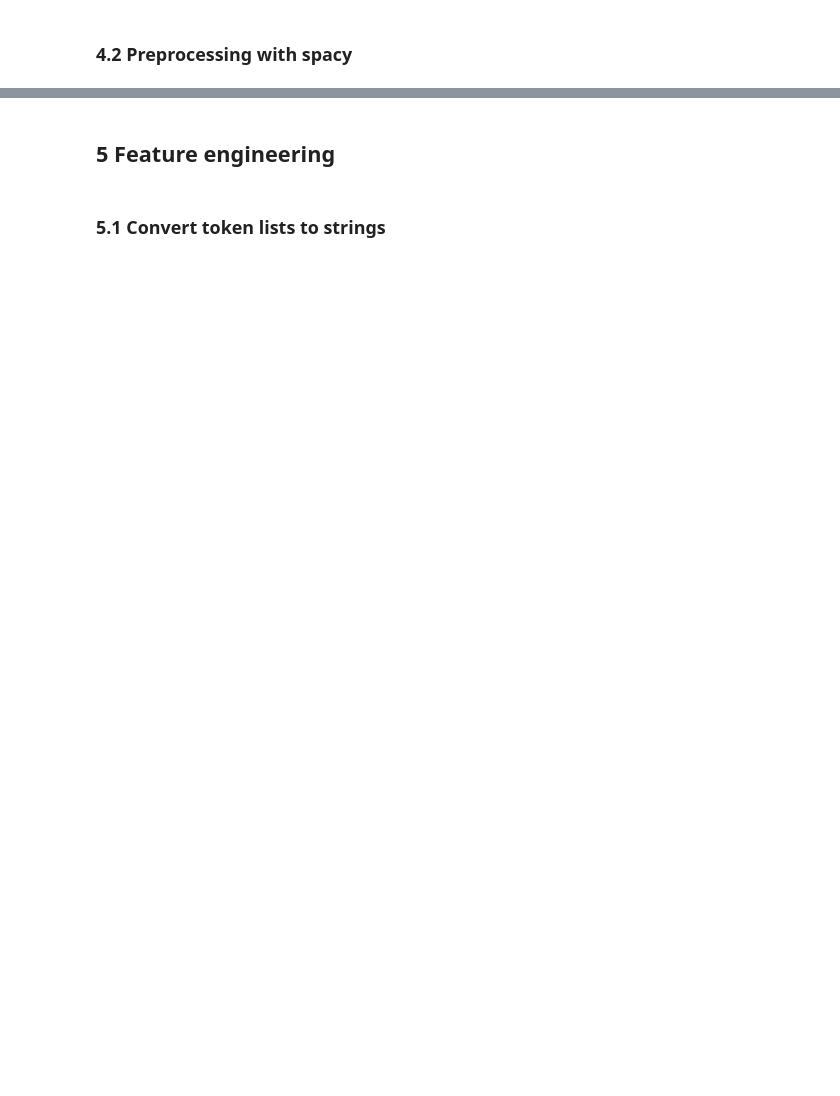
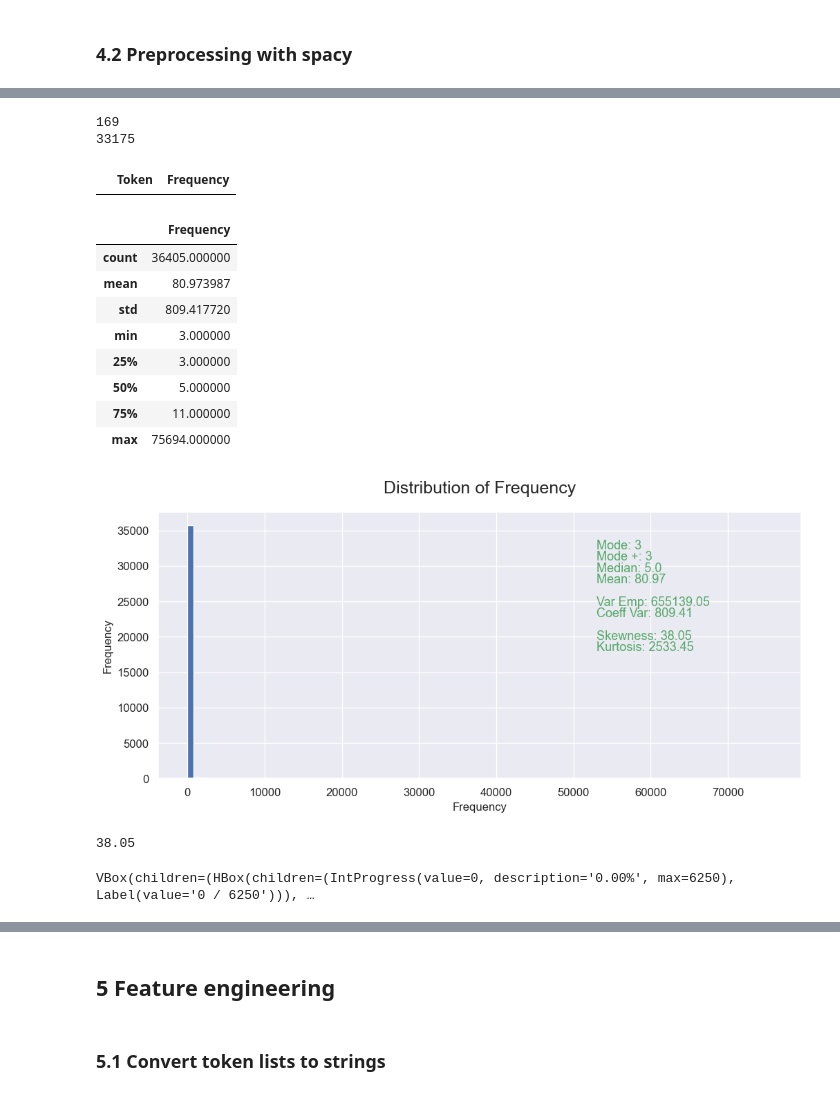
Before and after one commit to Kiwinokoto/ML_student, a Jupyter notebook: notebooks/Oudelet_Kevin_1_notebook_exploration_271123.ipynb, the cells around one changed output, grey strips where cells are left out. Cells and saved outputs as stored; diff of their text form; code cells hidden in the pictures; blank space fills up the shorter version.

```diff
--- a/notebooks/Oudelet_Kevin_1_notebook_exploration_271123.ipynb
+++ b/notebooks/Oudelet_Kevin_1_notebook_exploration_271123.ipynb
@@ -2147,0 +2037,23 @@ questions_tags['nb_lemms_body_spacy_hard'] = questions_tags['body_spacy_hard'].a
+# %%
+# Le corpus est tres different, notre etude de frequences nltk ne correspond plus
+
+# Extract tokens from the 'tokens_uniques' column
+all_tokens_spacy = ([token for tokens_list in questions_tags['title_spacy'] for token in tokens_list]
+                 + [token for tokens_list in questions_tags['body_spacy'] for token in tokens_list])
+
+print(f'Nombre de tokens (en tout) : {len(all_tokens_spacy)}')
+print(f'Nombre de tokens (différents) : {len(set(all_tokens_spacy))}', '\n')
+# + de 3 millions de "mots" (tokens), (nltk x 1/3)
+# dont environ 200 000 différents (nltk 270 000)
+# sachant que les traitements ne sont pas les memes.
+# Spacy a reduit le corpus en seulement qq instructions.
+# Observons le résultat obtenu
+
+# Calculate token frequencies using a loop
+token_frequencies_dict_spacy = {}
+for token in all_tokens_spacy:
+    token_frequencies_dict_spacy[token] = token_frequencies_dict_spacy.get(token, 0) + 1
+
+# Display the first 50 items in the token frequencies dictionary (not sorted yet)
+for token, frequency in list(token_frequencies_dict_spacy.items())[:50]:
+    print(f"{token}: {frequency}")
@@ -2147,0 +2139,46 @@ questions_tags['nb_lemms_body_spacy_hard'] = questions_tags['body_spacy_hard'].a
+# %%
+print(token_frequencies_dict_spacy['java'])
+# de 35 000 (nltk) à 2 000 (spacy) ??
+
+# 2 "error" ??
+print(token_frequencies_dict_spacy['error'])
+display(df_freq.loc[df_freq['Frequency'] == 190018, :])
+
+# OK mais probleme xticks ?
+# %% [output]
+169
+33175
+|  | Token | Frequency |
+# %%
+df = df_freq.loc[df_freq['Frequency'] > 2, :]
+
+display(df.describe())
+
+# Par rapport au corpus des tokens apres filtrage spacy (environ 200 000 tokens),
+# 1/16 des tokens (env 12 500) ont une frequence > 11
+
+# avec nltk
+# en filtrant N > 4 ("soft"), on gardait environ 20 % du corpus, soit 60 000 tokens.
+# en filtrant N > 27 ("hard"), on gardait environ 5 % du corpus, soit 15 000 tokens.
+
+# avec spacy
+# on peut obtenir des corpus de tailles similaires (legerement inferieure)
+# en filtrant N > 2 (soft), on garde environ 20 % du corpus, soit 50 000 tokens.
+# N > 11 ("hard"), on garde environ 5 % du corpus, soit 10 000 tokens.
+
+hist_distrib(df, 'Frequency', 100, 2 , density=False)
+# La distribution avec spacy n'est pas aussi skewed que celle avec nltk,
+# mais c'est sans doute dû au fait qu'il y avait plus de tokens à très haute frequence avec nltk
+# a freq moyenne est ici de 80 avec spacy, elle était environ = 175 avec nltk (avant lemmatisation)
+# %% [output]
+|  | Frequency |
+| count | 36405.000000 |
+| mean | 80.973987 |
+| std | 809.417720 |
+| min | 3.000000 |
+| 25% | 3.000000 |
+| 50% | 5.000000 |
+| 75% | 11.000000 |
+| max | 75694.000000 |
+[figure, added]
+38.05
@@ -2147,0 +2211,8 @@ questions_tags['nb_lemms_body_spacy_hard'] = questions_tags['body_spacy_hard'].a
+# %%
+# Apply the preprocessing function to title, filtering very rare tokens only
+questions_tags['title_spacy_soft'] = questions_tags['title_spacy'].parallel_apply(
+    lambda x: preprocess_2_remove_stopwords_frequent_rare(x, forbidden_spacy_soft))
+
+questions_tags['nb_tokens_title_spacy_soft'] = questions_tags['title_spacy_soft'].apply(len)
+# %% [output]
+VBox(children=(HBox(children=(IntProgress(value=0, description='0.00%', max=6250), Label(value='0 / 6250'))), …
```
Also changed, not shown: parts of 57 cells of this notebook.
